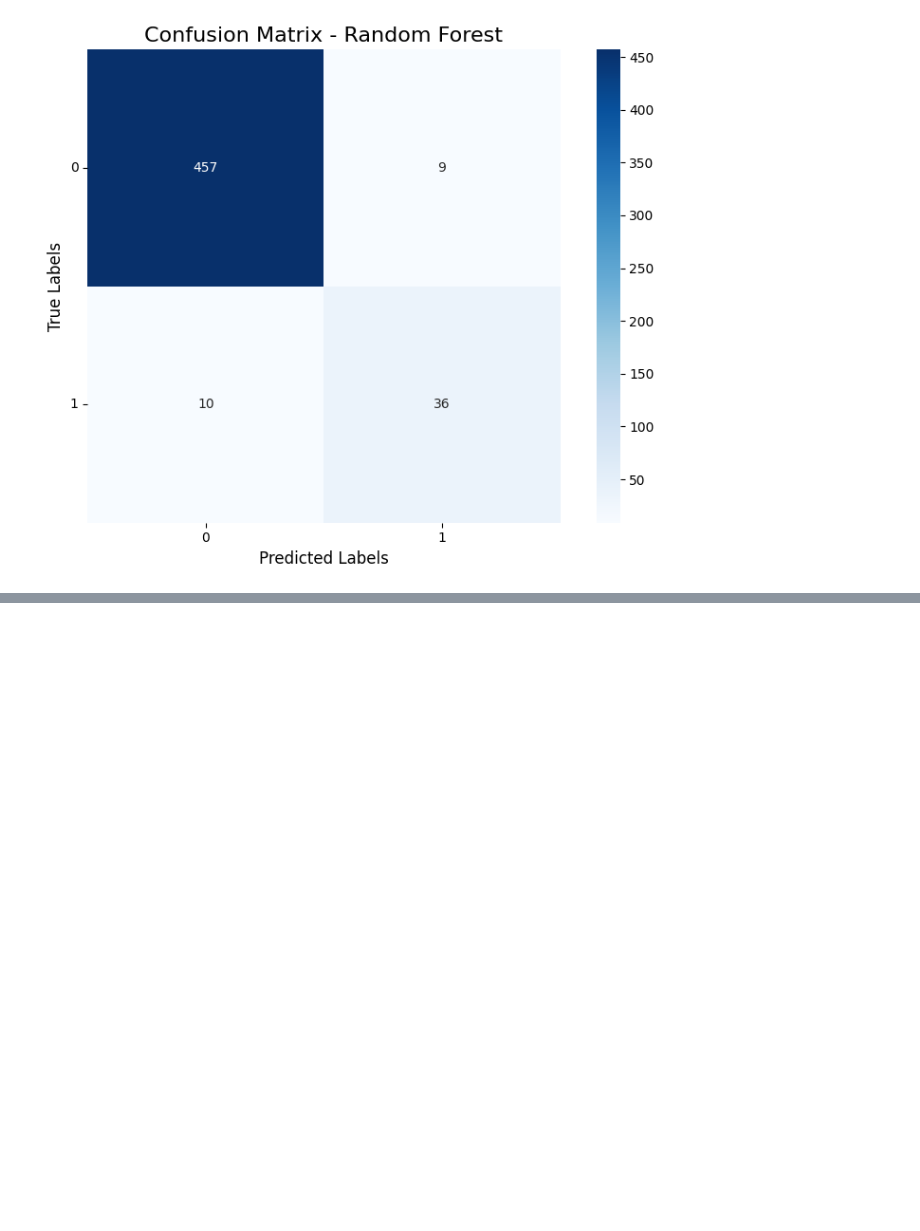
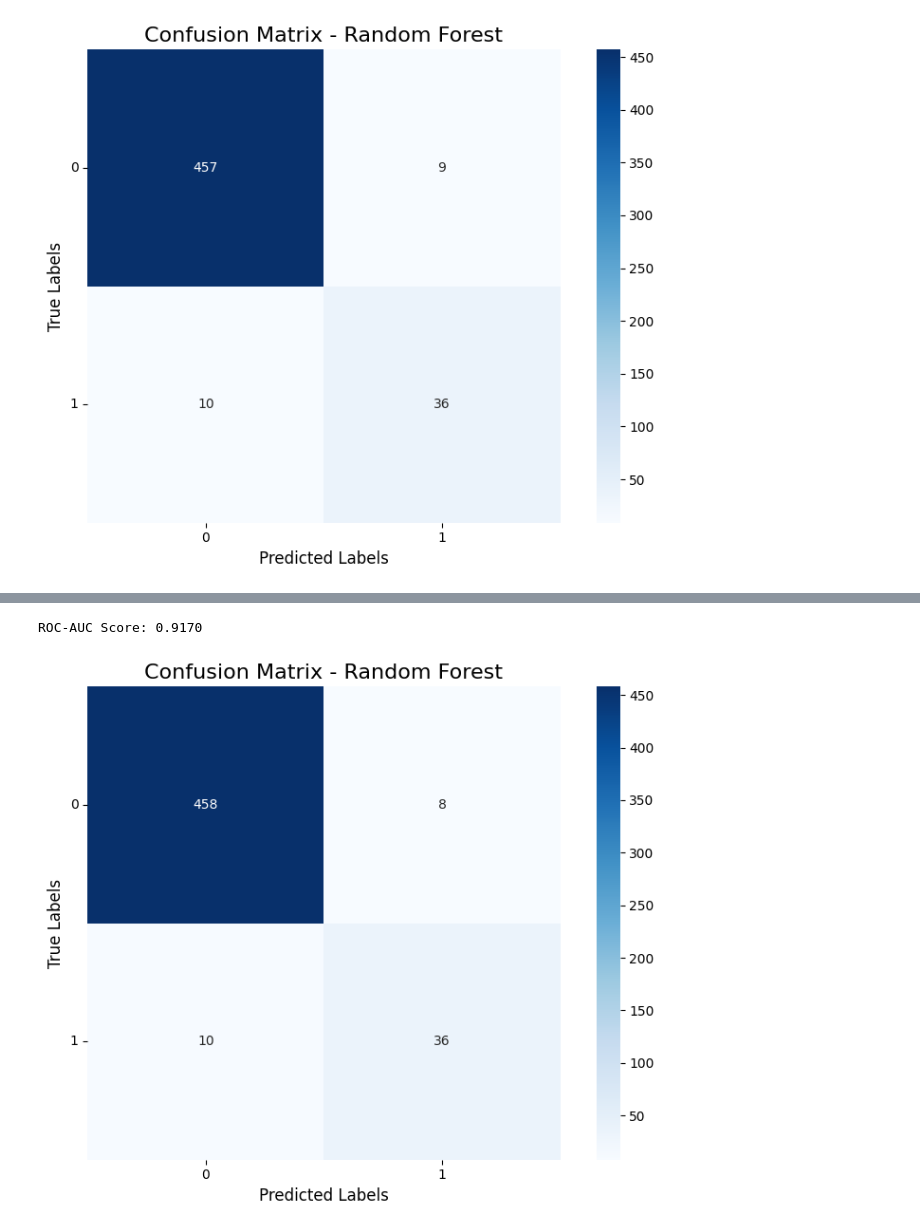
Before and after one commit to Adrien1126/ProjetIce-Classification-, a Jupyter notebook: notebooks/Notebook_final.ipynb, the cells around one changed output, grey strips where cells are left out. Cells and saved outputs as stored; diff of their text form; code cells hidden in the pictures; blank space fills up the shorter version.

```diff
--- a/notebooks/Notebook_final.ipynb
+++ b/notebooks/Notebook_final.ipynb
@@ -447 +446,33 @@ Fitting 5 folds for each of 216 candidates, totalling 1080 fits
 Best Random Forest Parameters: {'bootstrap': True, 'max_depth': None, 'min_samples_leaf': 4, 'min_samples_split': 2, 'n_estimators': 100}
+# %%
+from sklearn.ensemble import BaggingClassifier
+
+# Définir la grille des hyperparamètres pour Bagging
+param_grid_bagging = {
+    'n_estimators': [10, 50, 100],
+    'max_samples': [0.5, 0.7, 1.0],
+    'max_features': [0.5, 0.7, 1.0],
+    'bootstrap': [True, False],
+    'bootstrap_features': [True, False]
+}
+
+# Initialiser le modèle Bagging
+bagging_model = BaggingClassifier(random_state=42)
+
+# Optimisation des hyperparamètres
+best_bagging, best_bagging_params = optimize_hyperparameters(
+    model=bagging_model,
+    param_grid=param_grid_bagging,
+    X_train=X_train,
+    y_train=y_train,
+    cv=5,
+    scoring='recall',  # Utiliser 'recall' pour minimiser les faux négatifs
+    search_type='grid'
+)
+
+# Évaluation directement avec le modèle fitté
+print("Best Bagging Parameters:", best_bagging_params)
+
+# Le modèle `best_bagging` est déjà entraîné et peut être utilisé directement :
+y_pred_bagging = best_bagging.predict(X_test)
+y_proba_bagging = best_bagging.predict_proba(X_test)[:, 1]
@@ -541,0 +591,14 @@ plot_confusion_matrix(
+# %%
+print(f"ROC-AUC Score: {roc_auc_score(y_test, y_proba_bagging):.4f}")
+# %% [output]
+ROC-AUC Score: 0.9170
+# %%
+plot_confusion_matrix(
+    y_true=y_test,
+    y_pred=y_pred_bagging,
+    labels=[0, 1],  # Adapter si vous avez plus de classes
+    normalize=False,  # Mettre True si vous voulez des proportions
+    title="Confusion Matrix - Random Forest"
+)
+# %% [output]
+[figure, added]
```
Also changed, not shown: parts of 18 cells of this notebook, 1 other file.
